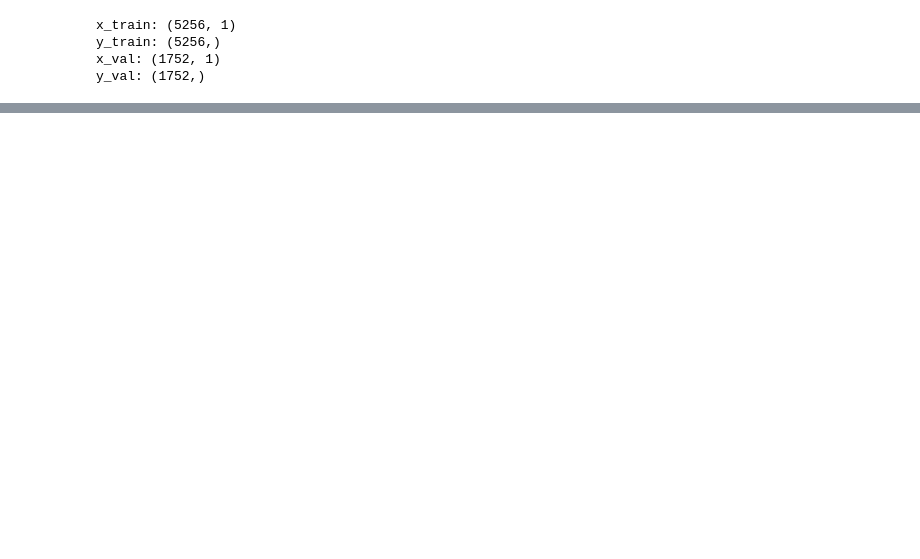
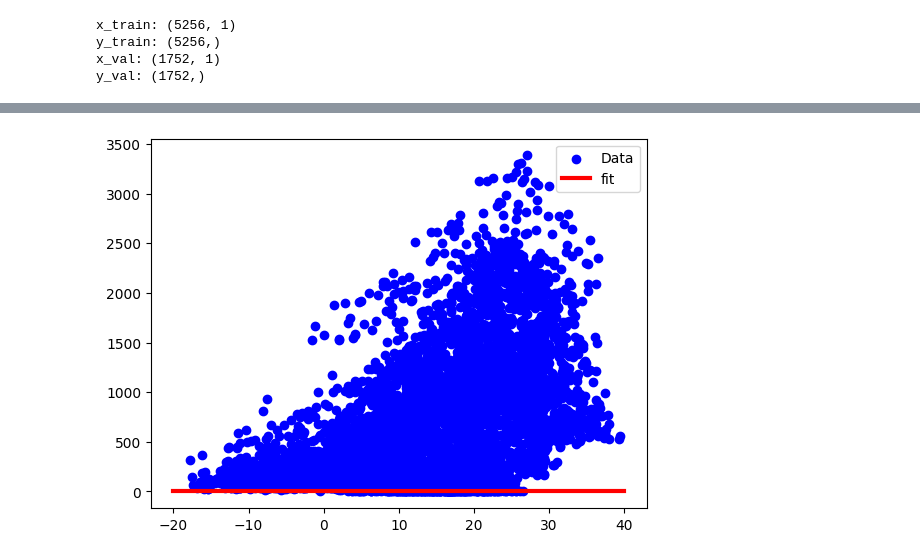
Before and after one commit to Zuhair0000/MAGIC, a Jupyter notebook: Magic.ipynb, the cells around one changed output, grey strips where cells are left out. Saved outputs shown, nothing was run; the diff lists cells and outputs as text; code cells hidden in the pictures; blank space fills up the shorter version.

```diff
--- a/Magic.ipynb
+++ b/Magic.ipynb
@@ -370,0 +371,25 @@ plt.show()
+# %%
+temp_normalizer = tf.keras.layers.Normalization(input_shape=(1,), axis=None)
+temp_normalizer.adapt(x_train.reshape(-1, 1))
+
+nn_model = tf.keras.Sequential([
+    temp_normalizer,
+    tf.keras.layers.Dense(32, activation='relu'),
+    tf.keras.layers.Dense(32, activation='relu'),
+    tf.keras.layers.Dense(1, activation='relu')
+])
+nn_model.compile(optimizer=tf.keras.optimizers.Adam(learning_rate=0.001), loss='mean_squared_error')
+# %%
+history = nn_model.fit(
+    x_train, y_train,
+    validation_data=[x_val, y_val],
+    epochs=100,
+    verbose=0
+)
+# %%
+plt.scatter(x_train, y_train, label="Data", color='blue')
+x = tf.linspace(-20, 40, 100)
+plt.plot(x, nn_model.predict(np.array(x).reshape(-1, 1)), label='fit', color='red', linewidth=3)
+plt.legend()
+plt.show()
+# %% [output]
@@ -370,0 +397 @@ plt.show()
+[figure, added]
```
Also changed, not shown: parts of 17 cells of this notebook.
